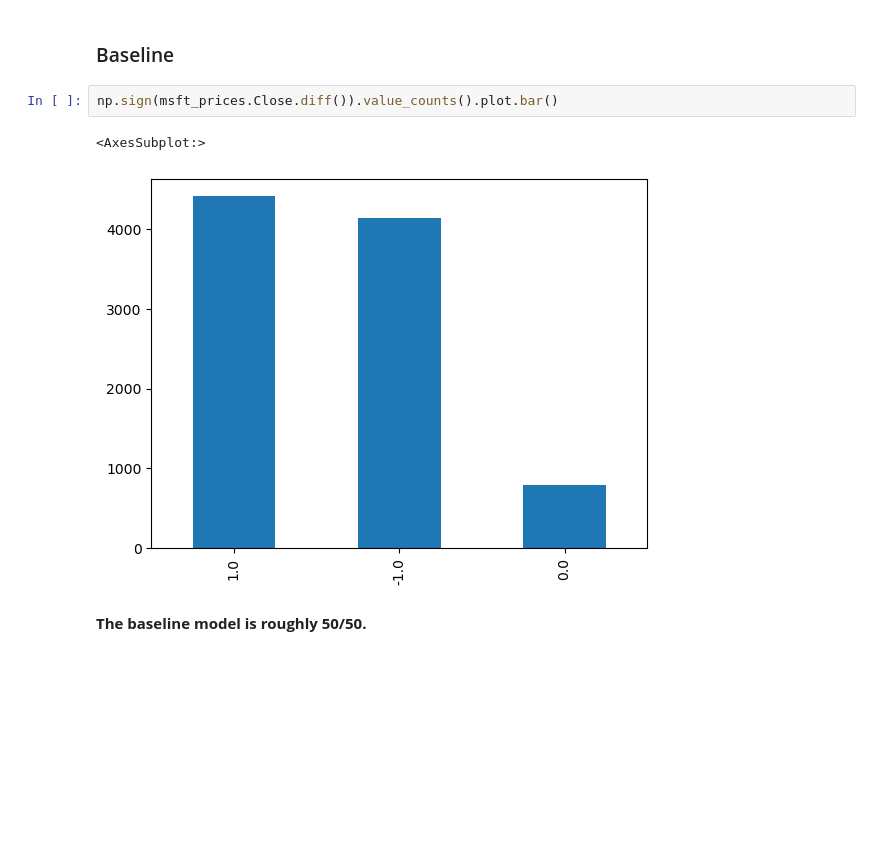
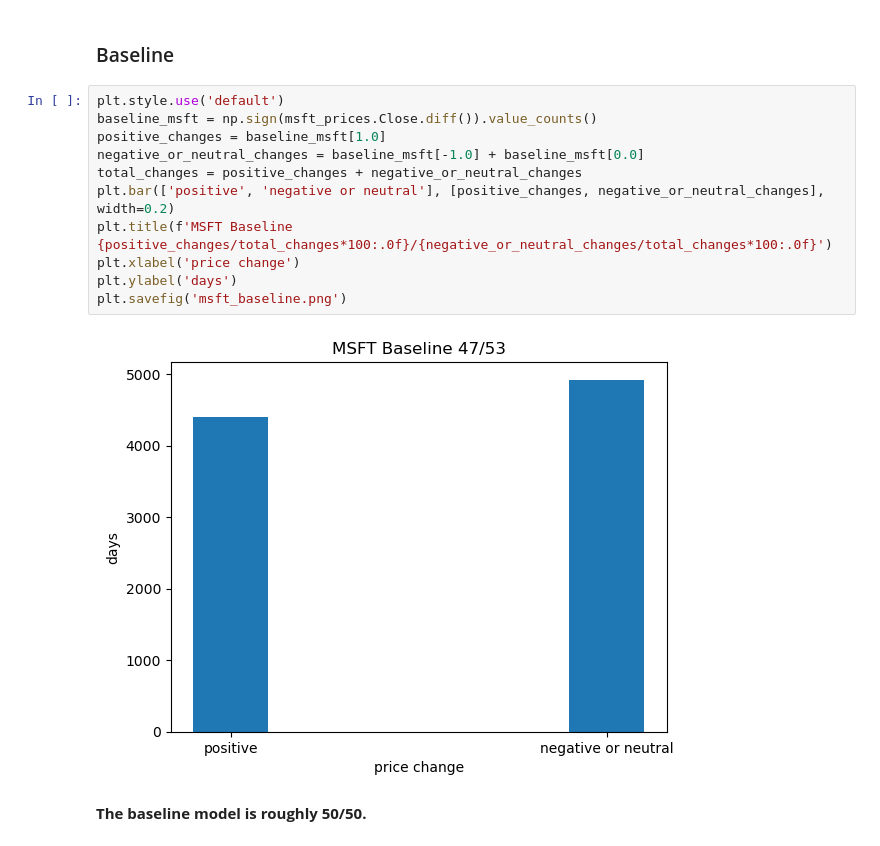
Before and after one commit to DawitAklilu/predicting_stock_prices, a Jupyter notebook: genetic/gplearn_results.ipynb, the cells around one changed output. Saved outputs shown, nothing was run; the diff lists cells and outputs as text; blank space fills up the shorter version.

Commit message:
Add images of plots, modify existing code to include more extensive comments

```diff
--- a/genetic/gplearn_results.ipynb
+++ b/genetic/gplearn_results.ipynb
@@ -48,10 +49,18 @@ results = {'msft': {}, 'aapl': {}, 'goog': {}, 'amzn': {}}
 # %% [markdown]
 ### Baseline
 # %%
-np.sign(msft_prices.Close.diff()).value_counts().plot.bar()
+plt.style.use('default')
+baseline_msft = np.sign(msft_prices.Close.diff()).value_counts()
+positive_changes = baseline_msft[1.0]
+negative_or_neutral_changes = baseline_msft[-1.0] + baseline_msft[0.0]
+total_changes = positive_changes + negative_or_neutral_changes
+plt.bar(['positive', 'negative or neutral'], [positive_changes, negative_or_neutral_changes], width=0.2)
+plt.title(f'MSFT Baseline {positive_changes/total_changes*100:.0f}/{negative_or_neutral_changes/total_changes*100:.0f}')
+plt.xlabel('price change')
+plt.ylabel('days')
+plt.savefig('msft_baseline.png')
 # %% [output]
-<AxesSubplot:>
-[figure, old version]
+[figure, new version]
 # %% [markdown]
 **The baseline model is roughly 50/50.**
 # %% [markdown]
```
Also changed, not shown: parts of 13 cells of this notebook, 12 other files.
